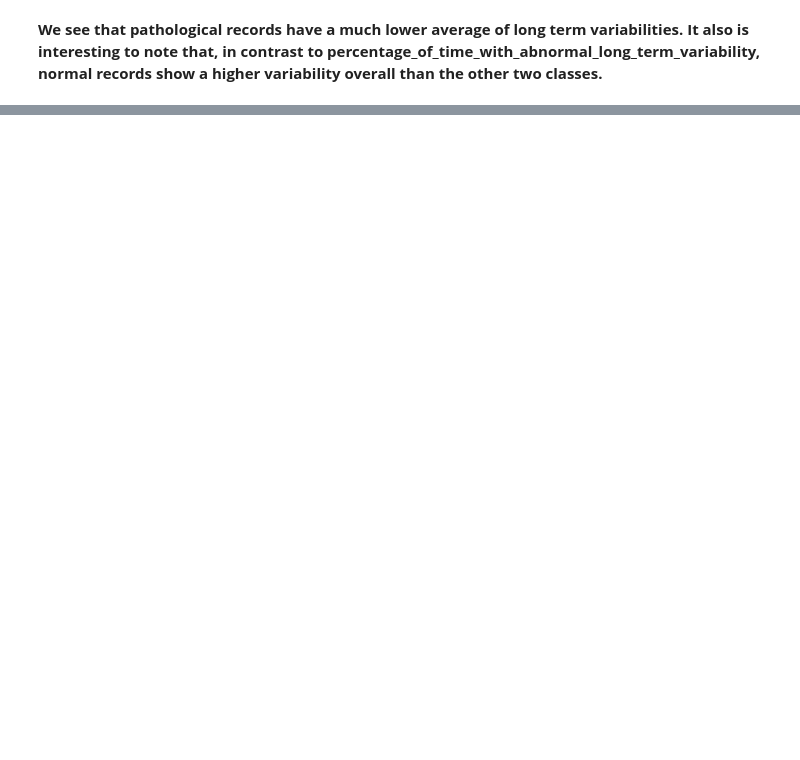
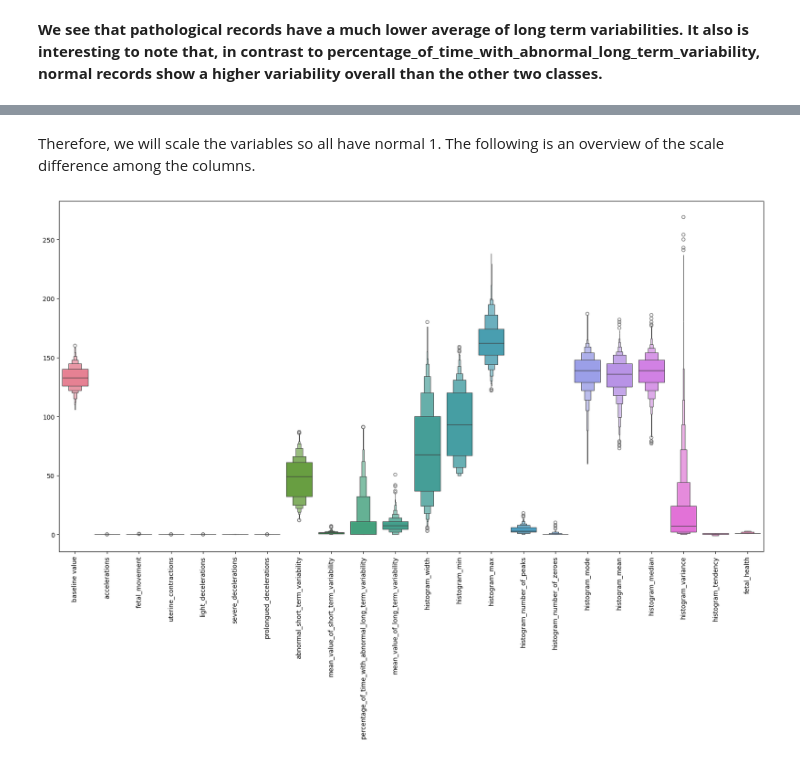
Before and after one commit to yuki172/fetal-health-classification, a Jupyter notebook: main.ipynb, the cells around one changed output, grey strips where cells are left out. Saved outputs shown, nothing was run; the diff lists cells and outputs as text; code cells hidden in the pictures; blank space fills up the shorter version.

```diff
--- a/main.ipynb
+++ b/main.ipynb
@@ -320,0 +387,9 @@ sns.boxplot(data=health_data, y='fetal_health_name', x='fetal_movement')
+# %% [markdown]
+<div>Therefore, we will scale the variables so all have normal 1. The following is an overview of the scale difference among the columns.</div>
+# %%
+plt.figure(figsize=(20,10))
+sns.boxenplot(data = health_data)
+plt.xticks(rotation=90)
+plt.show()
+# %% [output]
+[figure, added]
```
Also changed, not shown: parts of 54 cells of this notebook.
